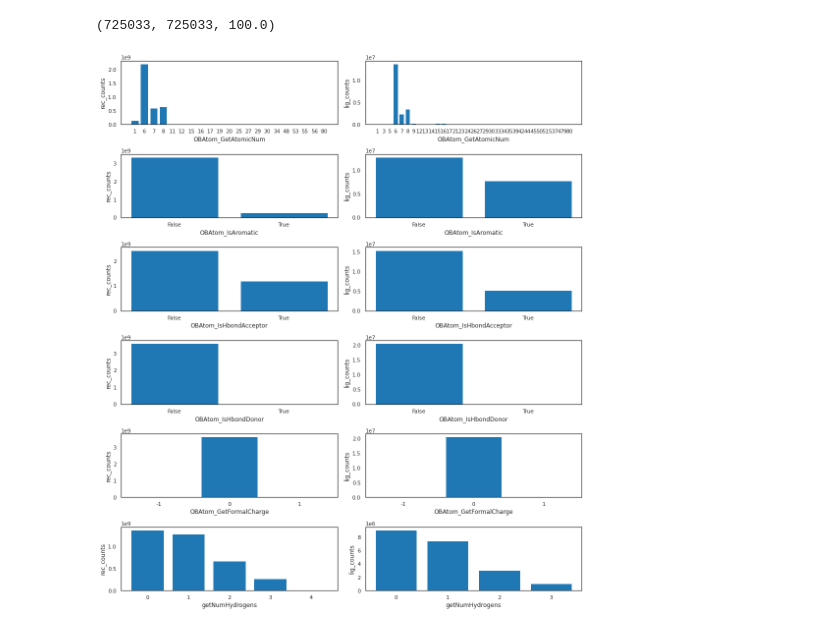
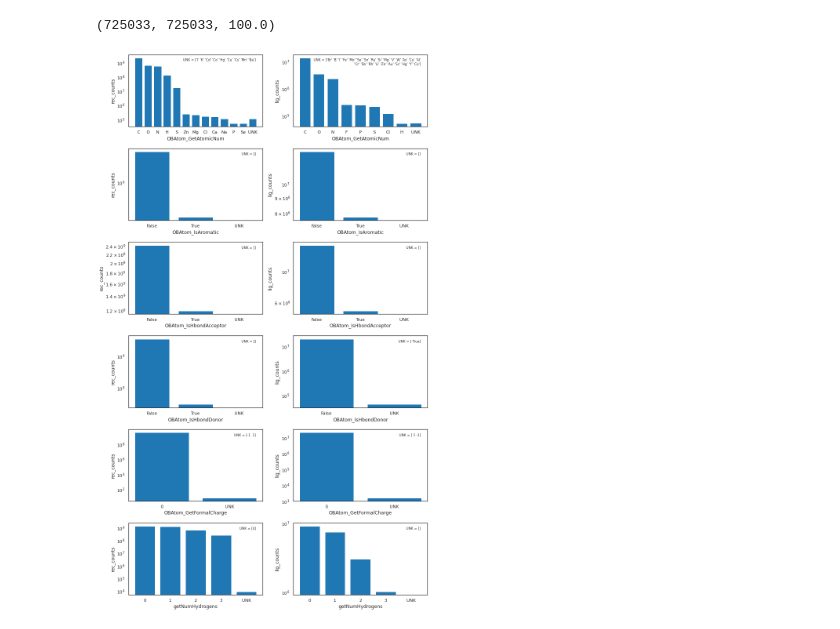
Before and after one commit to mattragoza/ipython-notebooks, a Jupyter notebook: new_atom_typing.ipynb, the cells around one changed output. Cells and saved outputs as stored; diff of their text form; code cells hidden in the pictures.

Commit message:
show log scale type counts and sort by count

```diff
--- a/new_atom_typing.ipynb
+++ b/new_atom_typing.ipynb
@@ -83,43 +83,69 @@ line_idx, n_lines, pct_done
 # %%
 import numpy as np
 from matplotlib import pyplot as plt
 import seaborn as sns
 sns.set_context('notebook')
 sns.set_style('white')
 
-def plot_counts(counts, ax):
+def plot_counts(counts, ax, thresh=0.0, symbols=False):
+
+    # get labels and counts as arrays
     labels = np.array(list(counts.keys()))
     counts = np.array(list(counts.values()))
-    idx = np.argsort(labels)
+
+    # sort arrays by label
+    idx = np.argsort(-counts)
     labels = labels[idx]
     counts = counts[idx]
+
+    if symbols:
+        labels = np.array([ob.GetSymbol(int(l)) for l in labels])
+
+    # apply threshold
+    idx = (counts > thresh)
+    n_unk = counts[~idx].sum()
+    unk_labels = labels[~idx]
+
+    labels = labels[idx]
+    counts = counts[idx]
+    labels = np.append(labels, 'UNK')
+    counts = np.append(counts, n_unk)
+
+    # convert counts to percents
+    #counts = counts / counts.sum()
+
     x = np.arange(len(counts))
     ax.bar(x, counts)
     ax.set_xticks(x)
     ax.set_xticklabels(labels)
+    ax.text(0.95, 0.95, 'UNK = {}'.format(unk_labels),
+        fontsize='x-small',
+        horizontalalignment='right',
+        verticalalignment='top',
+        transform=ax.transAxes
+    )
+    if len(labels) > 20:
+        for tick in ax.xaxis.get_major_ticks():
+            tick.label.set_fontsize('x-small')
 
-fig, axes = plt.subplots(len(funcs), 2, figsize=(14, 16))
+fig, axes = plt.subplots(len(funcs), 2, figsize=(12, 20))
+
+thresh = 50000
 
 for i, func in enumerate(funcs):
     ax = axes[i][0]
-    plot_counts(rec_counts[func.__name__], ax)
+    plot_counts(rec_counts[func.__name__], ax, thresh, symbols=(i==0))
     ax.set_xlabel(func.__name__)
-    if False and i == 0:
-        ax.set_yscale('log')
-        ax.set_ylabel('rec_counts (log)')
-    else:
-        ax.set_ylabel('rec_counts')
+    ax.set_ylabel('rec_counts')
+    ax.set_yscale('log')
 
 for i, func in enumerate(funcs):
     ax = axes[i][1]
-    plot_counts(lig_counts[func.__name__], ax)
+    plot_counts(lig_counts[func.__name__], ax, thresh, symbols=(i==0))
     ax.set_xlabel(func.__name__)
-    if False and i == 0:
-        ax.set_yscale('log')
-        ax.set_ylabel('lig_counts (log)')
-    else:
-        ax.set_ylabel('lig_counts')
+    ax.set_ylabel('lig_counts')
+    ax.set_yscale('log')
 
 fig.tight_layout()
 # %% [output]
-[figure, old version]
+[figure, new version]
```
